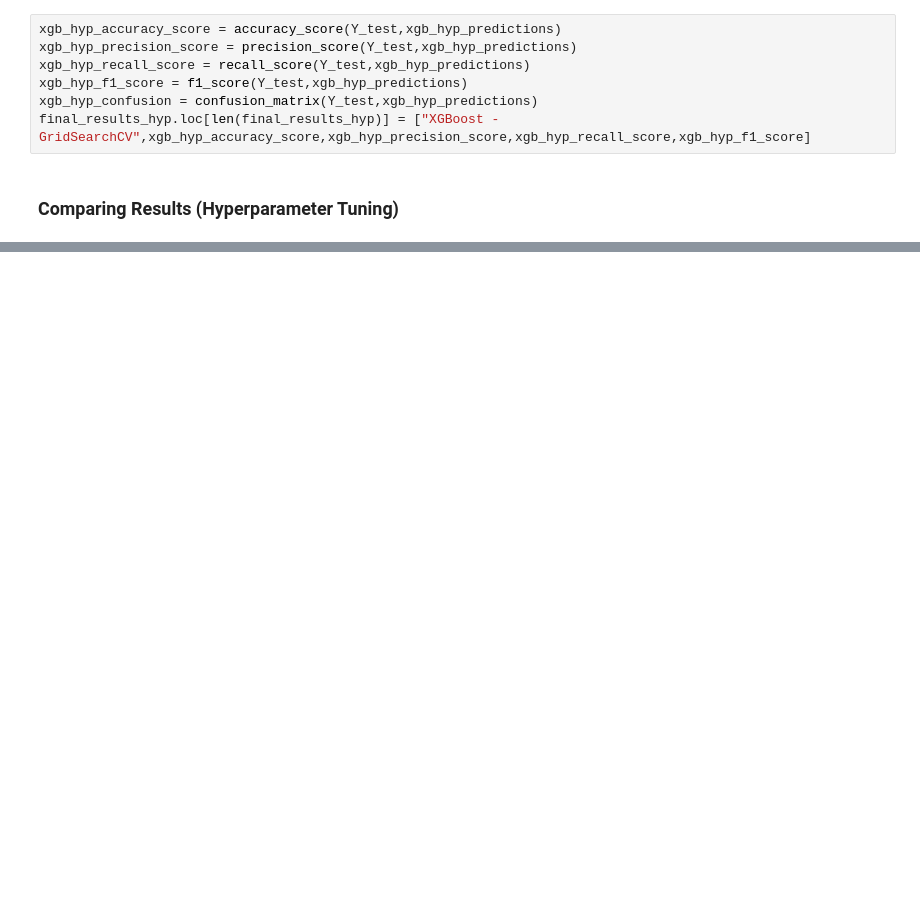
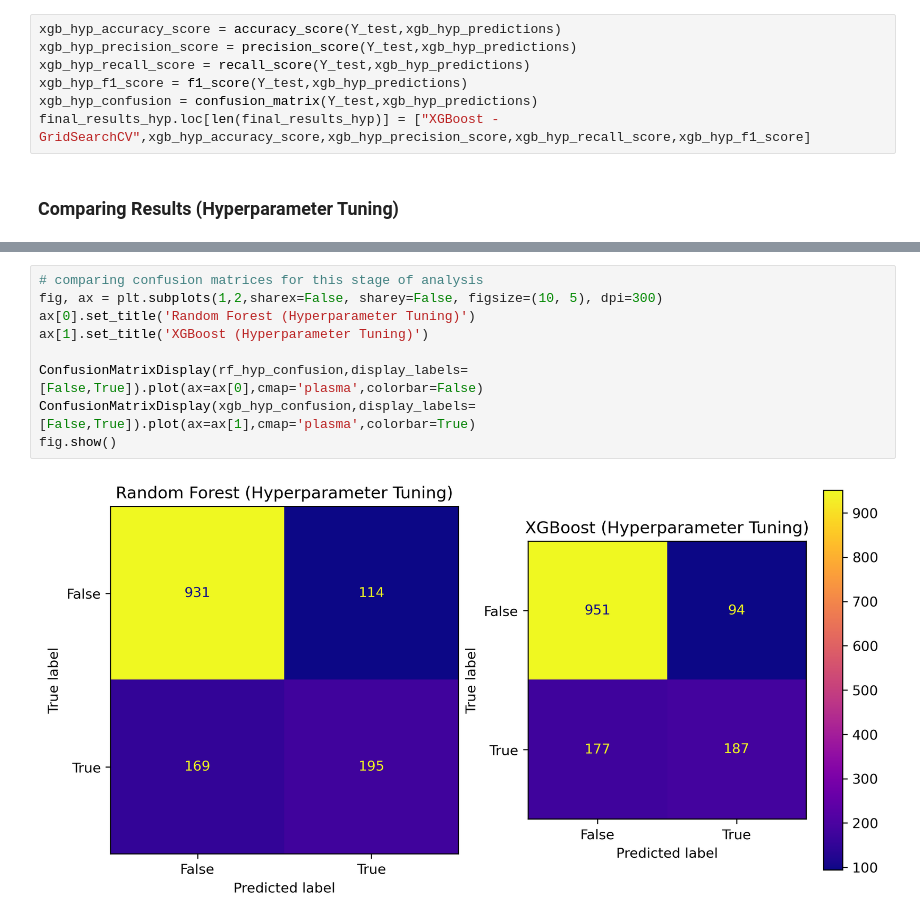
Before and after one commit to awesomecosmos/CS675-Intro-To-Data-Science, a Jupyter notebook: Project2/project2.ipynb, the cells around one changed output, grey strips where cells are left out. Cells and saved outputs as stored; diff of their text form; blank space fills up the shorter version.

```diff
--- a/Project2/project2.ipynb
+++ b/Project2/project2.ipynb
@@ -616,0 +604,11 @@ plt.xticks(indices, x_labels, rotation=45)
+# %%
+# comparing confusion matrices for this stage of analysis
+fig, ax = plt.subplots(1,2,sharex=False, sharey=False, figsize=(10, 5), dpi=300)
+ax[0].set_title('Random Forest (Hyperparameter Tuning)')
+ax[1].set_title('XGBoost (Hyperparameter Tuning)')
+
+ConfusionMatrixDisplay(rf_hyp_confusion,display_labels=[False,True]).plot(ax=ax[0],cmap='plasma',colorbar=False)
+ConfusionMatrixDisplay(xgb_hyp_confusion,display_labels=[False,True]).plot(ax=ax[1],cmap='plasma',colorbar=True)
+fig.show()
+# %% [output]
+[figure, added]
```
Also changed, not shown: parts of 69 cells of this notebook, 1 other file.
